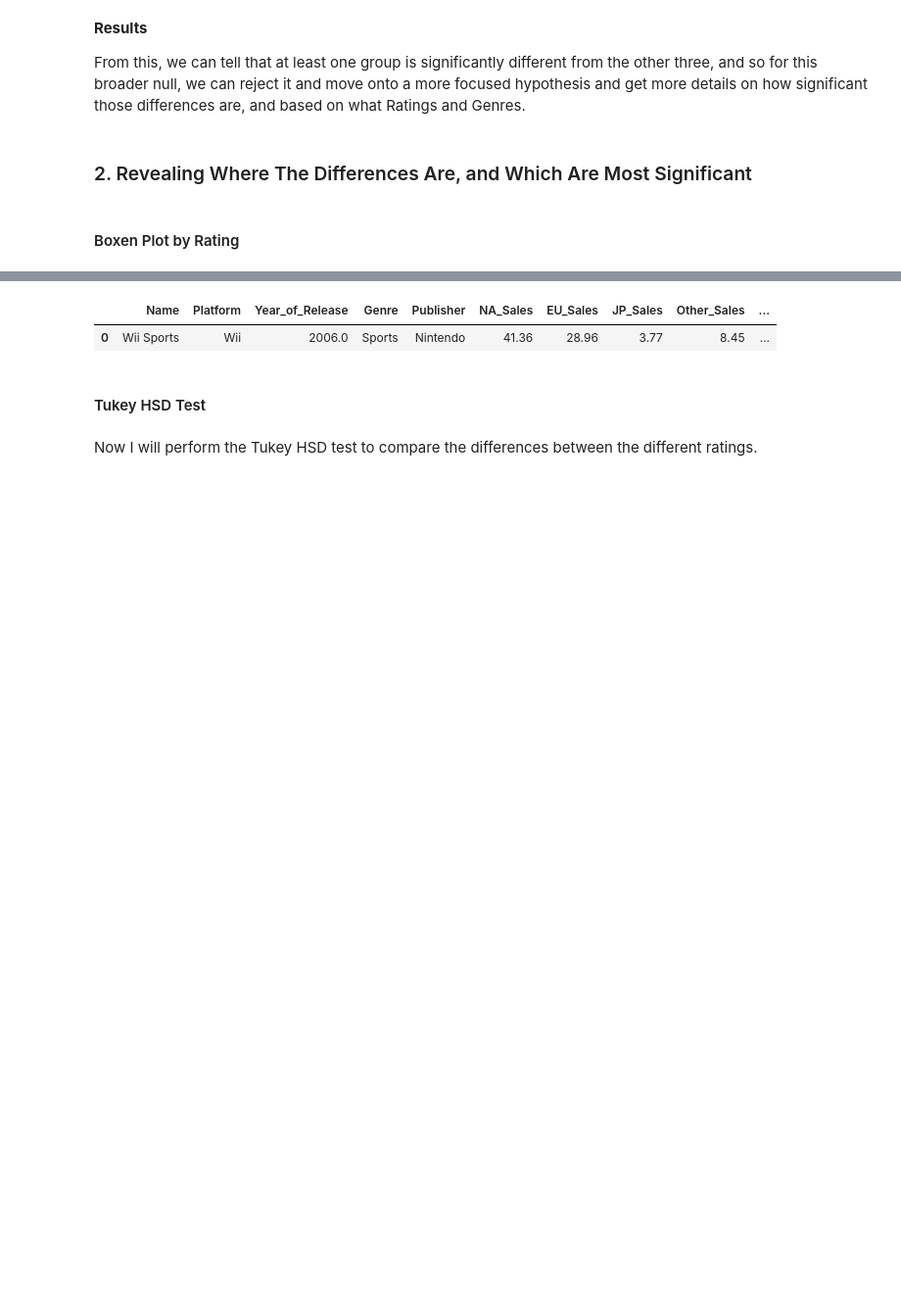
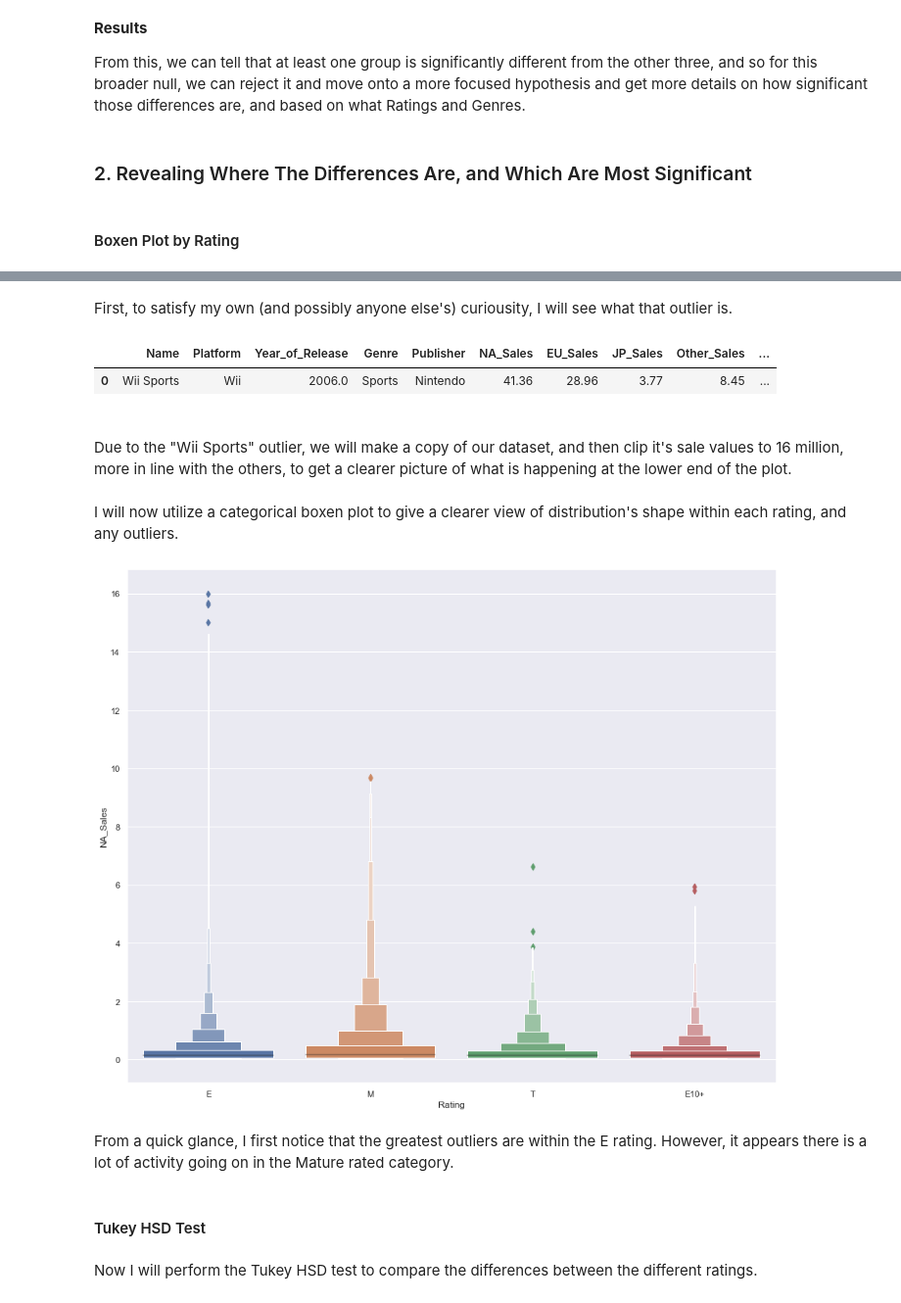
Before and after one commit to rjstange/Video-Game-Sales-by-ESRB-Rating, a Jupyter notebook: Video Game Sales By Maturity Rating.ipynb, the cells around one changed output, grey strips where cells are left out. Shown: that part at 98% size. Saved outputs shown, nothing was run; the diff lists cells and outputs as text; code cells hidden in the pictures; blank space fills up the shorter version.

```diff
--- a/Video Game Sales By Maturity Rating.ipynb
+++ b/Video Game Sales By Maturity Rating.ipynb
@@ -142,5 +214,9 @@ From a quick glance, I first notice that the 40 million+ outlier is within the E
+# %% [markdown]
+First, to satisfy my own (and possibly anyone else's) curiousity, I will see what that outlier is.
 # %%
 na_sales_e_to_m[na_sales_e_to_m["NA_Sales"] > 40]
 # %% [output]
 |  | Name | Platform | Year_of_Release | Genre | Publisher | NA_Sales | EU_Sales | JP_Sales | Other_Sales | ... |
 | 0 | Wii Sports | Wii | 2006.0 | Sports | Nintendo | 41.36 | 28.96 | 3.77 | 8.45 | ... |
+# %% [markdown]
+<br>Due to the "Wii Sports" outlier, we will make a copy of our dataset, and then clip it's sale values to 16 million, more in line with the others, to get a clearer picture of what is happening at the lower end of the plot.
@@ -147,3 +228,19 @@ na_sales_e_to_m[na_sales_e_to_m["NA_Sales"] > 40]
+# %% [markdown]
+I will now utilize a categorical boxen plot to give a clearer view of distribution's shape within each rating, and any outliers.
+# %%
+sns.catplot(
+    x="Rating",
+    y="NA_Sales",
+    kind="boxen",
+    height=10,
+    aspect=1.25,
+    data=clipped_sales,
+)
+plt.show()
+# %% [output]
+[figure, added]
+# %% [markdown]
+From a quick glance, I first notice that the greatest outliers are within the E rating. However, it appears there is a lot of activity going on in the Mature rated category.
 # %% [markdown]
 #### Tukey HSD Test
 # %% [markdown]
```
Also changed, not shown: parts of 25 cells of this notebook, 1 other file.
